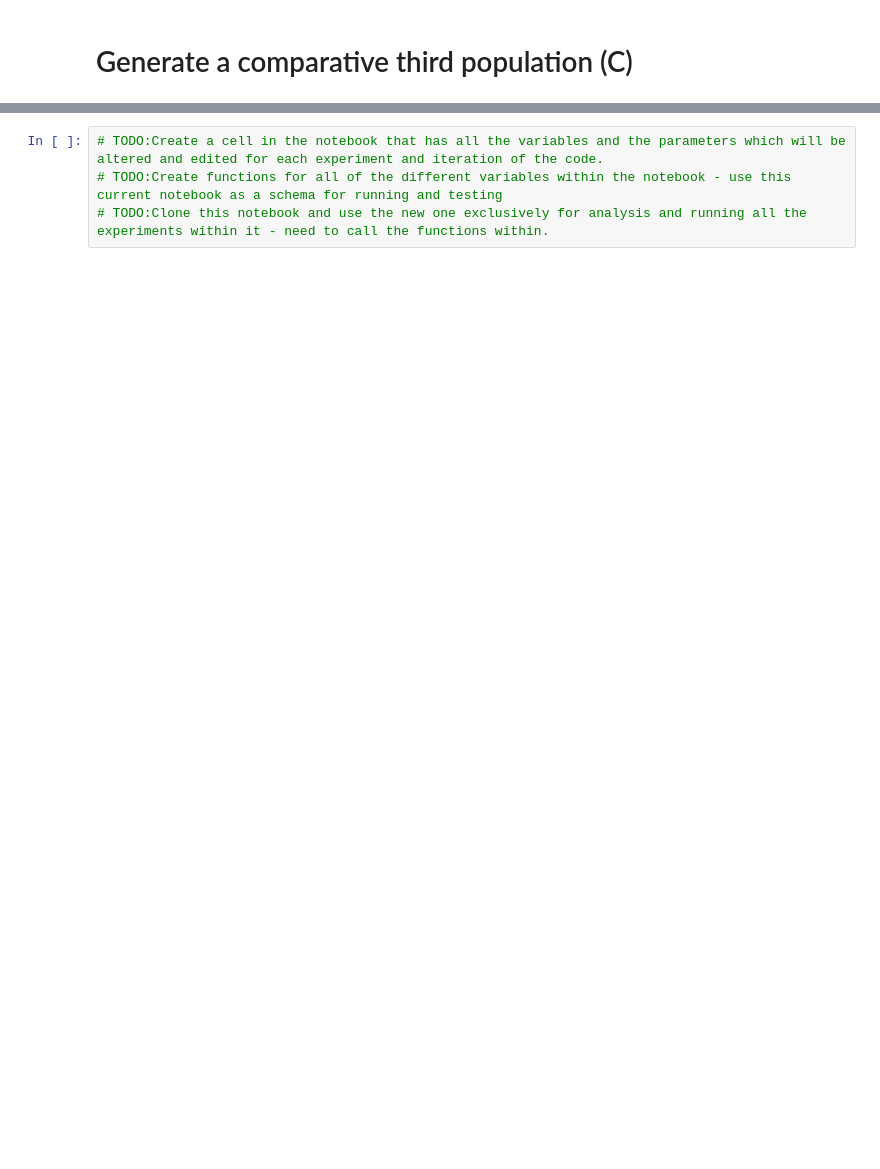
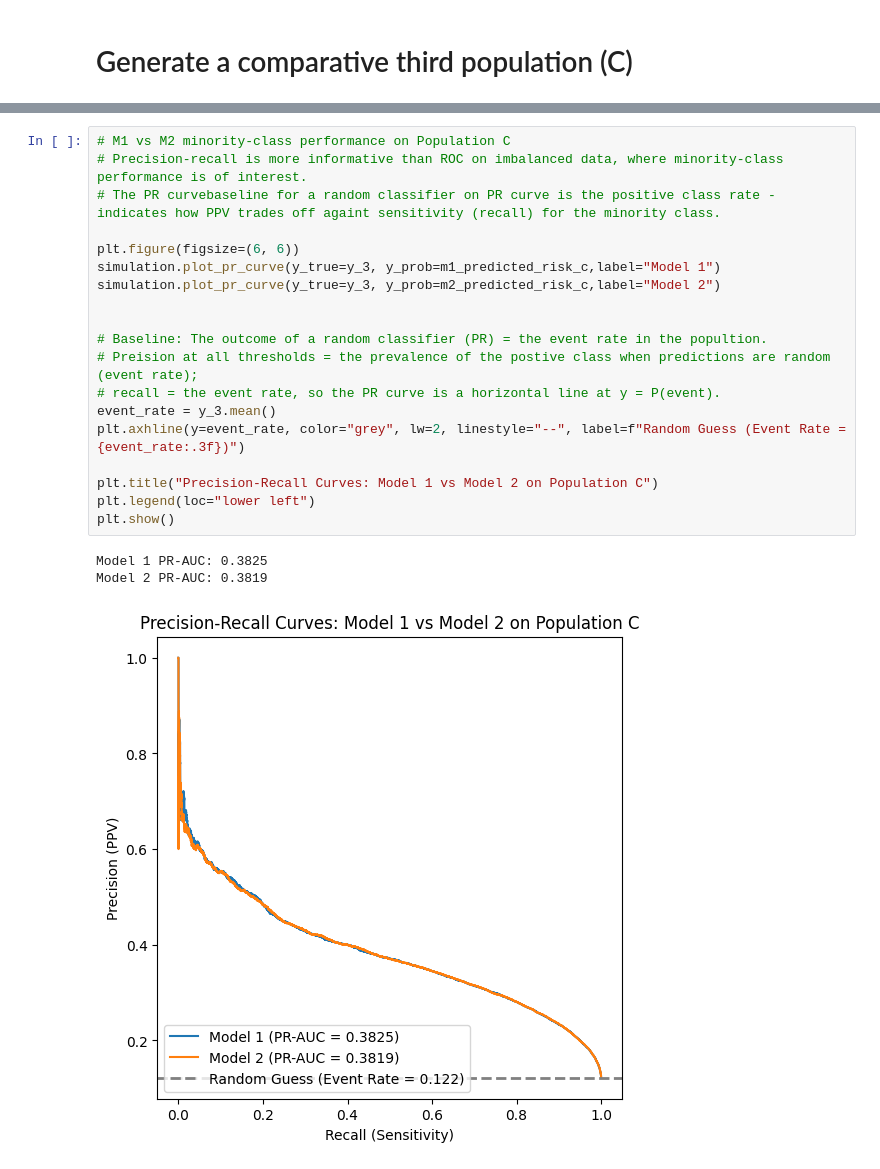
Before and after one commit to ucl-paediatrics/mics, a Jupyter notebook: src/mics/01_mics_pipeline.ipynb, the cells around one changed output, grey strips where cells are left out. Cells and saved outputs as stored; diff of their text form; blank space fills up the shorter version.

Commit message:
Added the analysis for  experiments 1-4s, figures and summary tables

```diff
--- a/src/mics/01_mics_pipeline.ipynb
+++ b/src/mics/01_mics_pipeline.ipynb
@@ -443,4 +469,23 @@ NameError: name 'plt' is not defined
-# %%
-# TODO:Create a cell in the notebook that has all the variables and the parameters which will be altered and edited for each experiment and iteration of the code.
-# TODO:Create functions for all of the different variables within the notebook - use this current notebook as a schema for running and testing
-# TODO:Clone this notebook and use the new one exclusively for analysis and running all the experiments within it - need to call the functions within.
+# %%
+# M1 vs M2 minority-class performance on Population C
+# Precision-recall is more informative than ROC on imbalanced data, where minority-class performance is of interest.
+# The PR curvebaseline for a random classifier on PR curve is the positive class rate - indicates how PPV trades off againt sensitivity (recall) for the minority class.
+
+plt.figure(figsize=(6, 6))
+simulation.plot_pr_curve(y_true=y_3, y_prob=m1_predicted_risk_c,label="Model 1")
+simulation.plot_pr_curve(y_true=y_3, y_prob=m2_predicted_risk_c,label="Model 2")
+
+
+# Baseline: The outcome of a random classifier (PR) = the event rate in the popultion.
+# Preision at all thresholds = the prevalence of the postive class when predictions are random (event rate);
+# recall = the event rate, so the PR curve is a horizontal line at y = P(event).
+event_rate = y_3.mean()
+plt.axhline(y=event_rate, color="grey", lw=2, linestyle="--", label=f"Random Guess (Event Rate = {event_rate:.3f})")
+
+plt.title("Precision-Recall Curves: Model 1 vs Model 2 on Population C")
+plt.legend(loc="lower left")
+plt.show()
+# %% [output]
+Model 1 PR-AUC: 0.3825
+Model 2 PR-AUC: 0.3819
+[figure, added]
```
Also changed, not shown: parts of 15 cells of this notebook, 1 other file.
